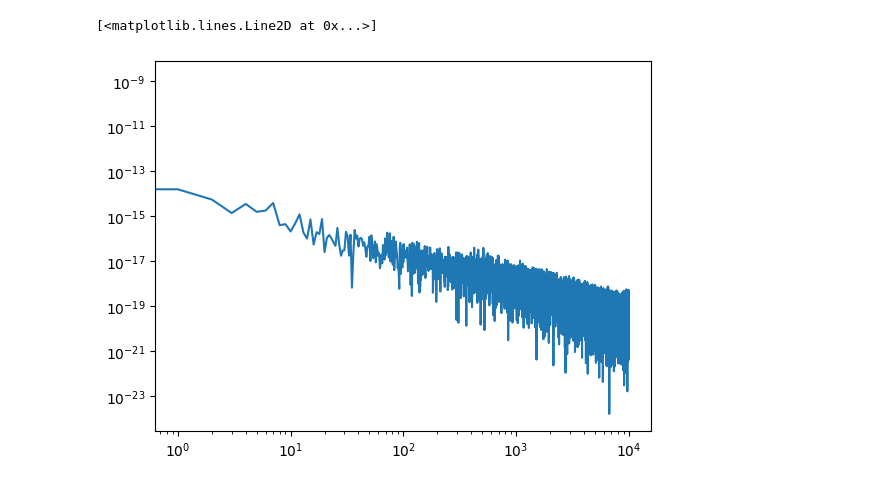
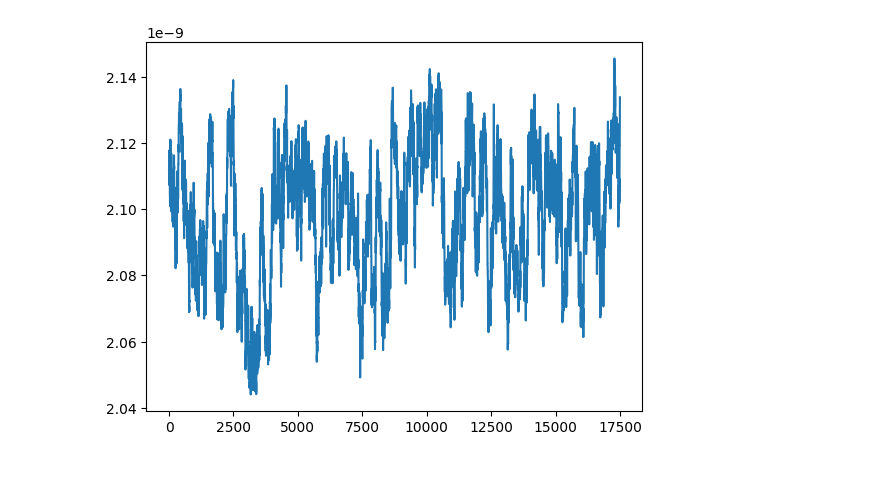
Before and after one commit to andrewtaitelewis/Phys-512, a Jupyter notebook: PS5/PS5 MessingAround.ipynb, the cells around one changed output. Cells and saved outputs as stored; diff of their text form; code cells hidden in the pictures.

```diff
--- a/PS5/PS5 MessingAround.ipynb
+++ b/PS5/PS5 MessingAround.ipynb
@@ -19,5 +15,5 @@ fft = np.fft.rfft(mcmcChain[:,5])
-# %%
-plt.loglog(abs(fft**2))
-# %% [output]
-[<matplotlib.lines.Line2D at 0x...>]
-[figure, removed]
+# %%
+plt.plot(mcmcChain[partition:,5])
+subchain = mcmcChain[:partition,:]
+# %% [output]
+[figure, added]
```
Also changed, not shown: parts of 11 cells of this notebook, 25 other files.
